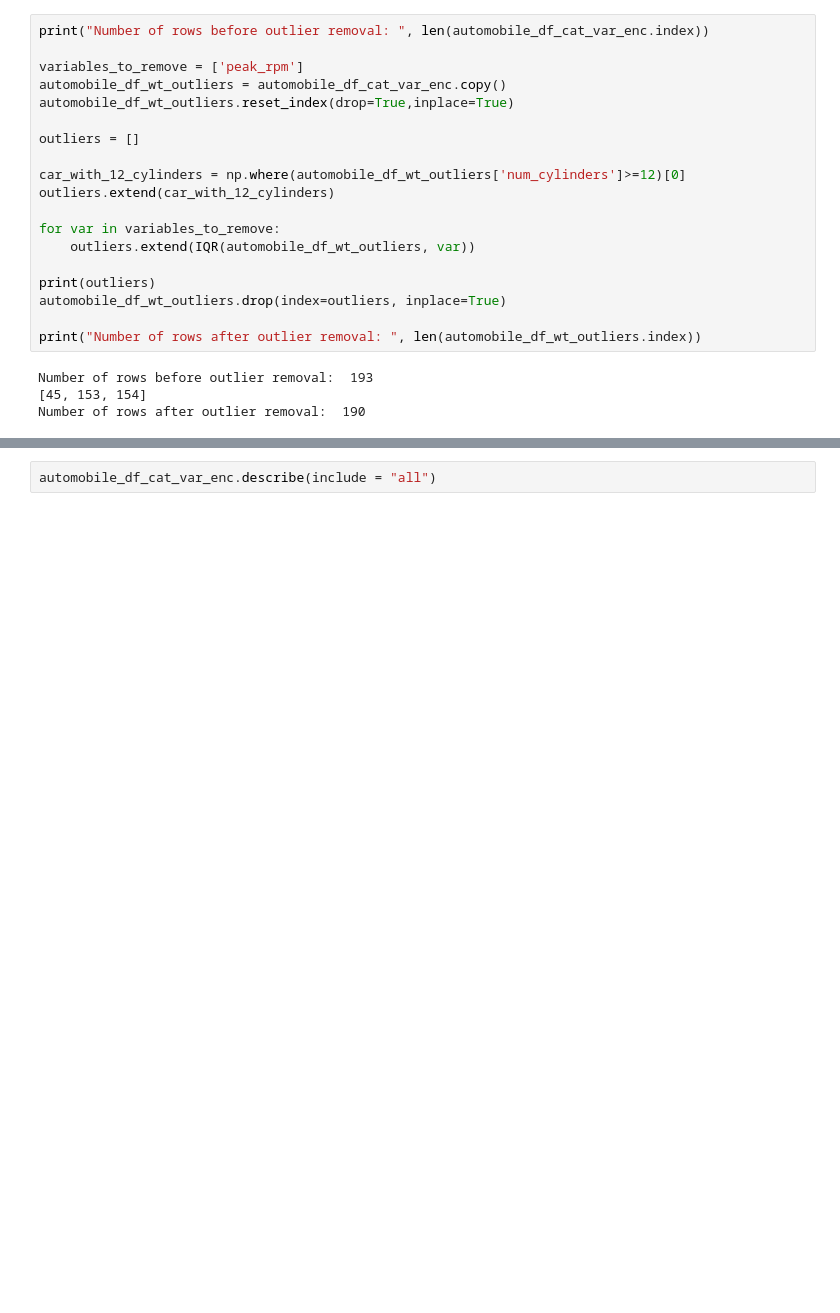
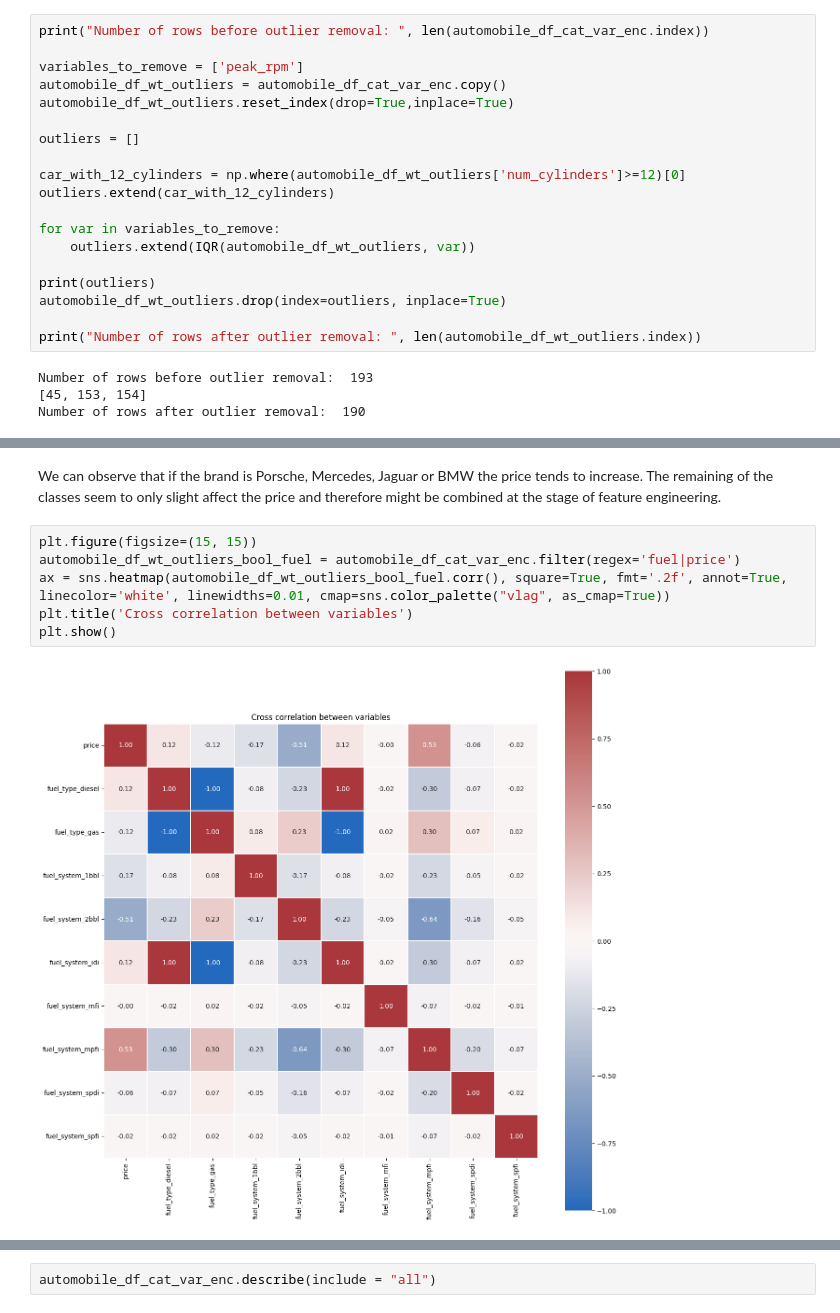
Before and after one commit to anarsn/bosch_assessment, a Jupyter notebook: main.ipynb, the cells around one changed output, grey strips where cells are left out. Cells and saved outputs as stored; diff of their text form; blank space fills up the shorter version.

```diff
--- a/main.ipynb
+++ b/main.ipynb
@@ -391,0 +435,10 @@ Number of rows after outlier removal:  190
+# %% [markdown]
+We can observe that if the brand is Porsche, Mercedes, Jaguar or BMW the price tends to increase. The remaining of the classes seem to only slight affect the price and therefore might be combined at the stage of feature engineering.
+# %%
+plt.figure(figsize=(15, 15))
+automobile_df_wt_outliers_bool_fuel = automobile_df_cat_var_enc.filter(regex='fuel|price')
+ax = sns.heatmap(automobile_df_wt_outliers_bool_fuel.corr(), square=True, fmt='.2f', annot=True, linecolor='white', linewidths=0.01, cmap=sns.color_palette("vlag", as_cmap=True))
+plt.title('Cross correlation between variables')
+plt.show()
+# %% [output]
+[figure, added]
```
Also changed, not shown: parts of 19 cells of this notebook.
